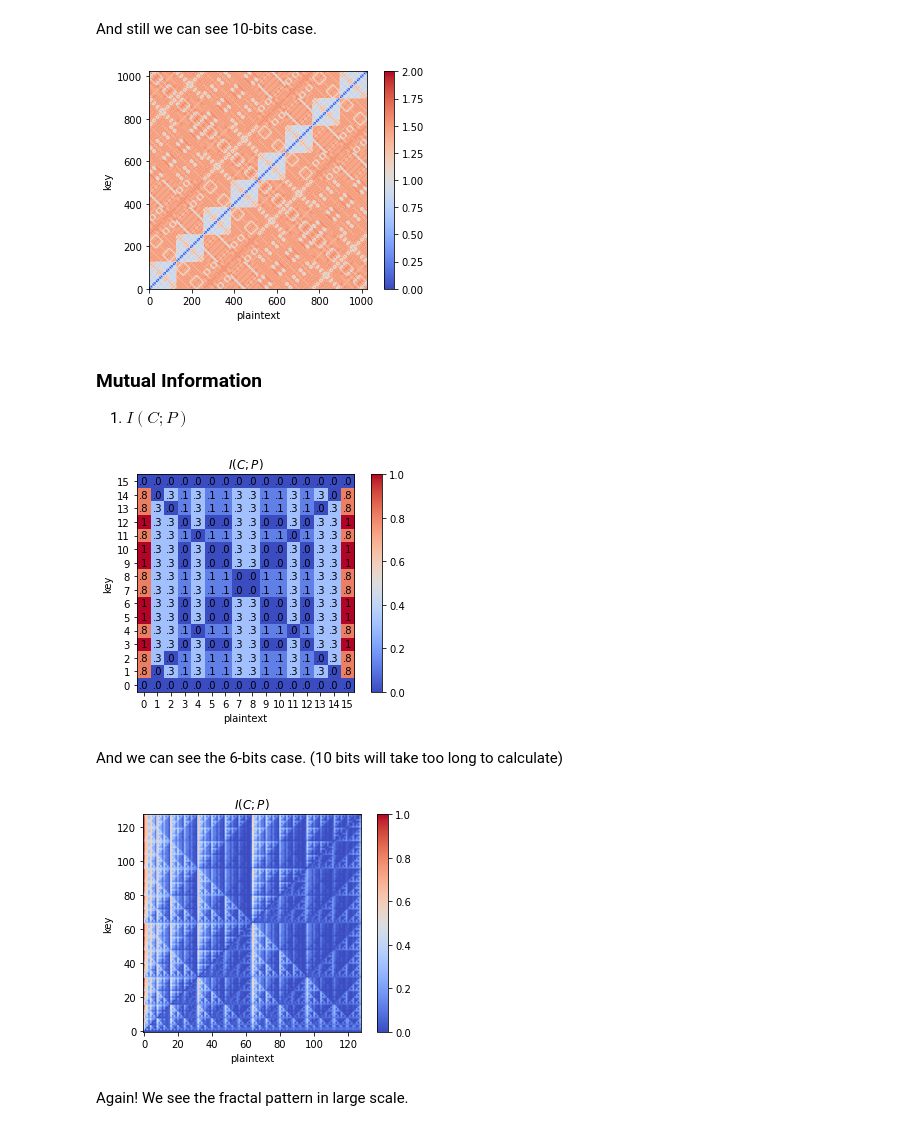
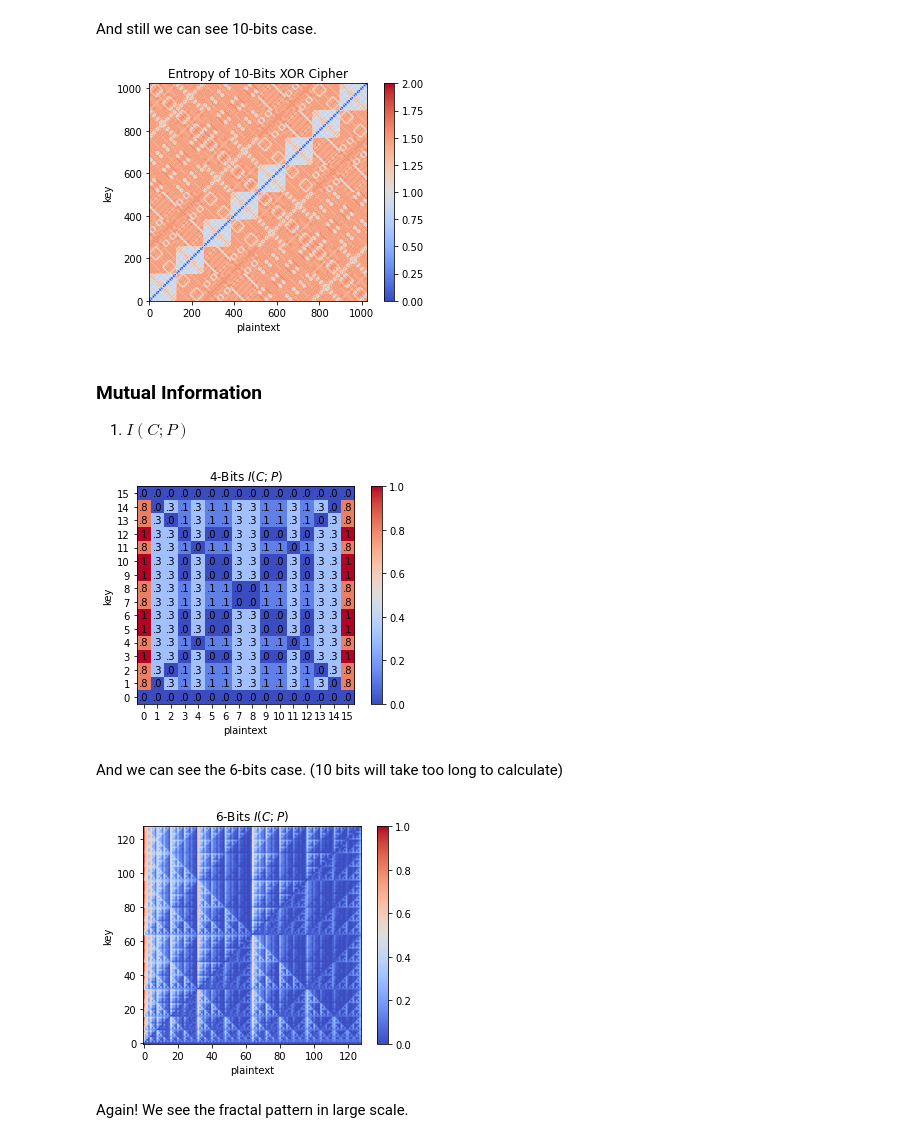
Before and after one commit to Jim137/Entropy, a Jupyter notebook: entropy_of_encrypted.ipynb, the cells around one changed output. Saved outputs shown, nothing was run; the diff lists cells and outputs as text; code cells hidden in the pictures.

```diff
--- a/entropy_of_encrypted.ipynb
+++ b/entropy_of_encrypted.ipynb
@@ -150,12 +152,13 @@ for i in range(1024):
 # %%
 fig, ax = plt.subplots()
 im = ax.imshow(entropy_cipher_n, origin='lower', cmap='coolwarm')
 ax.set_xlabel('plaintext')
 ax.set_ylabel('key')
 fig.colorbar(im)
+ax.set_title('Entropy of 10-Bits XOR Cipher')
 plt.show()
 # %% [output]
-[figure, old version]
+[figure, new version]
 # %% [markdown]
 ### Mutual Information
 
@@ -181,10 +184,10 @@ ax.set_yticks(range(16))
 ax.set_ylabel('key')
 fig.colorbar(im)
 
-ax.set_title(r'$I(C;P)$')
+ax.set_title(r'4-Bits $I(C;P)$')
 plt.show()
 # %% [output]
-[figure, old version]
+[figure, new version]
 # %% [markdown]
 And we can see the 6-bits case. (10 bits will take too long to calculate)
 # %%
@@ -202,10 +205,10 @@ im = ax.imshow(mi_cp_n, origin='lower', cmap='coolwarm')
 ax.set_xlabel('plaintext')
 ax.set_ylabel('key')
 fig.colorbar(im)
-ax.set_title(r'$I(C;P)$')
+ax.set_title(r'6-Bits $I(C;P)$')
 plt.show()
 # %% [output]
-[figure, old version]
+[figure, new version]
 # %% [markdown]
 Again! We see the fractal pattern in large scale.
 # %% [markdown]
```
Also changed, not shown: parts of 13 cells of this notebook.
